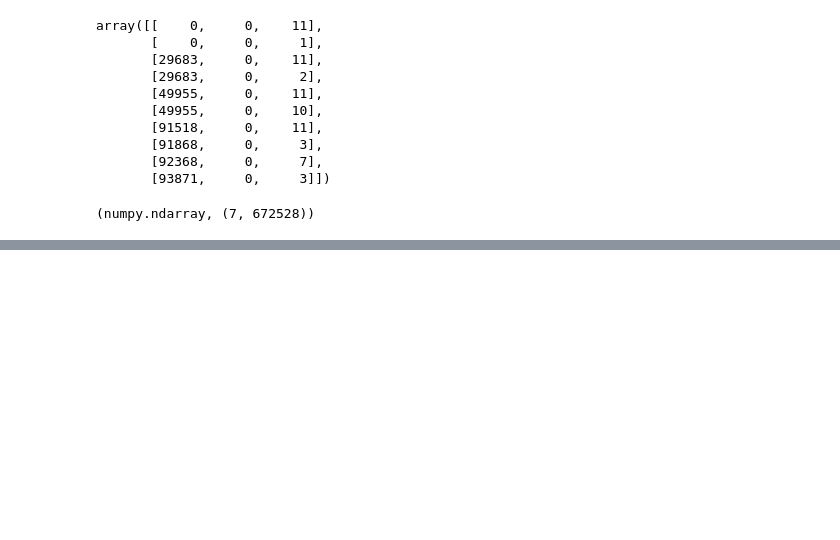
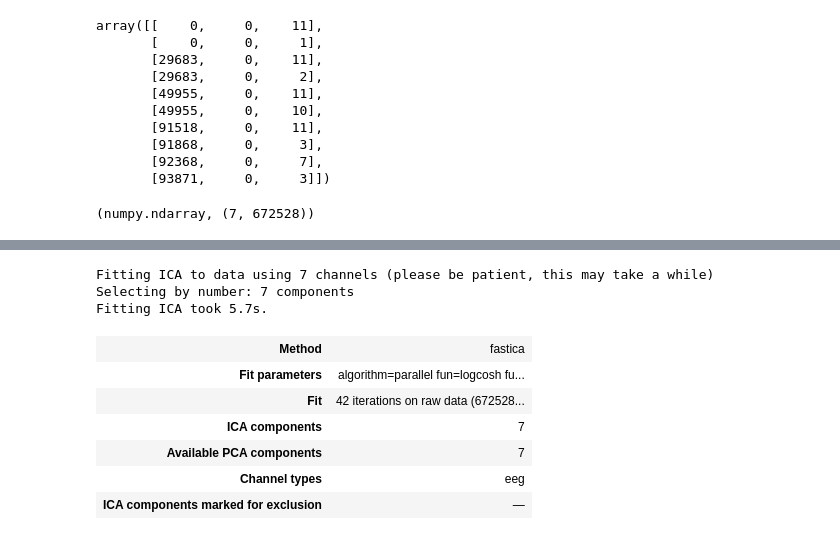
Before and after one commit to Ereasai/EEGTetris, a Jupyter notebook: ml/dataset-process.ipynb, the cells around one changed output, grey strips where cells are left out. Saved outputs shown, nothing was run; the diff lists cells and outputs as text; code cells hidden in the pictures; blank space fills up the shorter version.

```diff
--- a/ml/dataset-process.ipynb
+++ b/ml/dataset-process.ipynb
@@ -86,0 +130,14 @@ type(data), data.shape
+# %%
+ica = mne.preprocessing.ICA(n_components=7, random_state=0)
+ica.fit(raw_subset)
+# %% [output]
+Fitting ICA to data using 7 channels (please be patient, this may take a while)
+Selecting by number: 7 components
+Fitting ICA took 5.7s.
+| Method | fastica |
+| Fit parameters | algorithm=parallel fun=logcosh fu... |
+| Fit | 42 iterations on raw data (672528... |
+| ICA components | 7 |
+| Available PCA components | 7 |
+| Channel types | eeg |
+| ICA components marked for exclusion | — |
```
Also changed, not shown: parts of 13 cells of this notebook.
